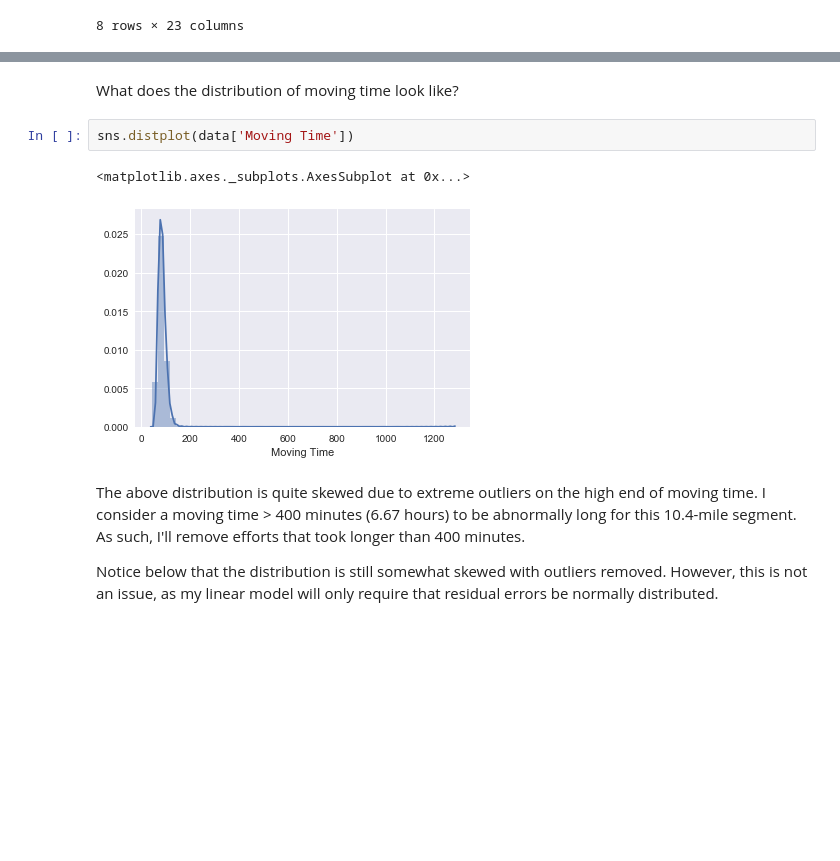
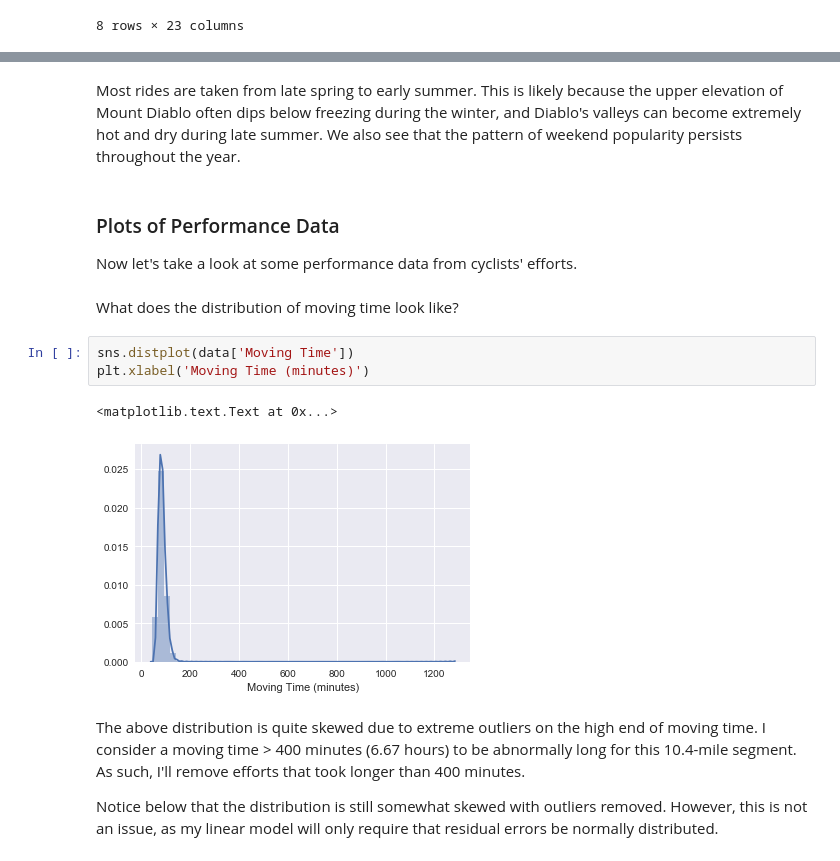
Before and after one commit to kennethgillen/diablo_velo, a Jupyter notebook: explore_and_model_diablo_data.ipynb, the cells around one changed output, grey strips where cells are left out. Cells and saved outputs as stored; diff of their text form; blank space fills up the shorter version.

```diff
--- a/explore_and_model_diablo_data.ipynb
+++ b/explore_and_model_diablo_data.ipynb
@@ -65,10 +137,16 @@ memory usage: 4.9+ MB
+# %% [markdown]
+Most rides are taken from late spring to early summer. This is likely because the upper elevation of Mount Diablo often dips below freezing during the winter, and Diablo's valleys can become extremely hot and dry during late summer. We also see that the pattern of weekend popularity persists throughout the year.
+# %% [markdown]
+### Plots of Performance Data
+Now let's take a look at some performance data from cyclists' efforts.
 # %% [markdown]
 What does the distribution of moving time look like?
 # %%
 sns.distplot(data['Moving Time'])
+plt.xlabel('Moving Time (minutes)')
 # %% [output]
-<matplotlib.axes._subplots.AxesSubplot at 0x...>
+<matplotlib.text.Text at 0x...>
-[figure, old version]
+[figure, new version]
 # %% [markdown]
 The above distribution is quite skewed due to extreme outliers on the high end of moving time. I consider a moving time > 400 minutes (6.67 hours) to be abnormally long for this 10.4-mile segment. As such, I'll remove efforts that took longer than 400 minutes.
 
```
Also changed, not shown: parts of 62 cells of this notebook.
